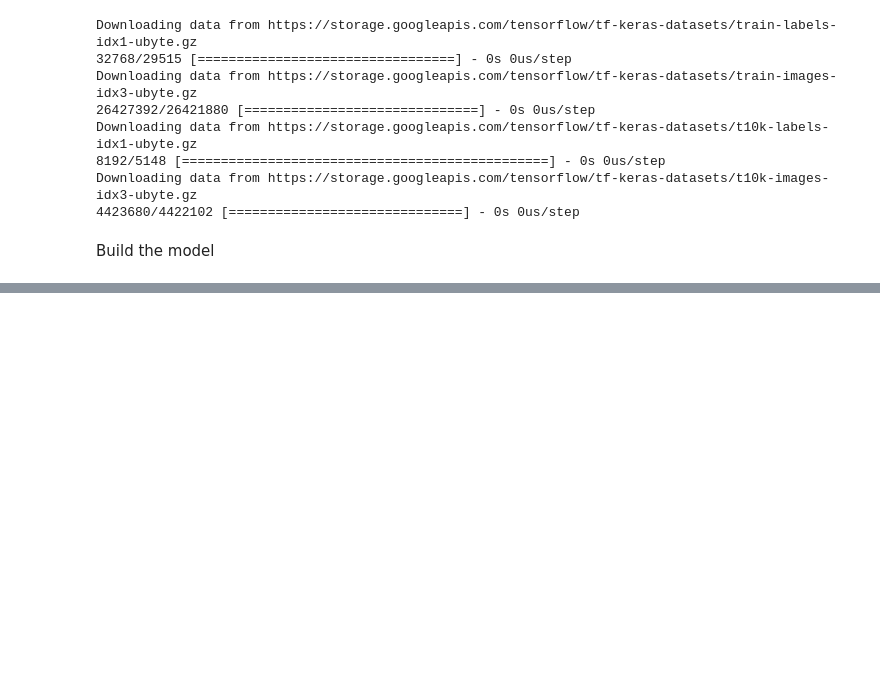
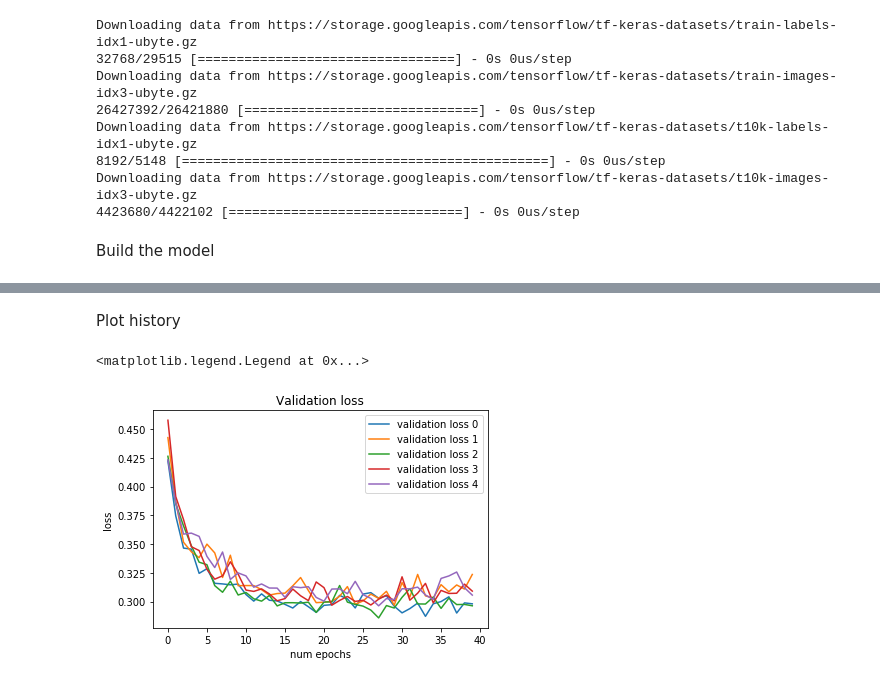
Before and after one commit to lucius-yu/colab-tutorial, a Jupyter notebook: kfold_average_dnn.ipynb, the cells around one changed output, grey strips where cells are left out. Saved outputs shown, nothing was run; the diff lists cells and outputs as text; code cells hidden in the pictures; blank space fills up the shorter version.

```diff
--- a/kfold_average_dnn.ipynb
+++ b/kfold_average_dnn.ipynb
@@ -50,10 +60,16 @@ Train KFold Model with early stopping
 skf = StratifiedKFold(n_splits=5)
 
 # variables
-num_epochs=20
+num_epochs=40
 
 # predictions
 test_preds = list()
+
+# history
+train_history = list()
+
+# early stopping
+callbacks = [tf.keras.callbacks.EarlyStopping(patience=10, monitor='val_loss', restore_best_weights=True),]
 
 for train_index, validation_index in skf.split(training_images, training_labels):
   print("TRAIN:", len(train_index), "Validation:", len(validation_index))
@@ -61,8 +77,9 @@ for train_index, validation_index in skf.split(training_images, training_labels)
   X_train, X_valid = training_images[train_index], training_images[validation_index]
   y_train, y_valid = training_labels[train_index], training_labels[validation_index]
 
-  dnn_model = get_model()
-  dnn_model.fit(X_train, y_train, validation_data=(X_valid, y_valid), epochs=num_epochs)
+  dnn_model = get_model(dropout=0.25)
+  history = dnn_model.fit(X_train, y_train, validation_data=(X_valid, y_valid), callbacks=callbacks, epochs=num_epochs)
+  train_history.append(history)
 
   # evaluate on test images
   dnn_model.evaluate(test_images, test_labels)
@@ -102,0 +120,14 @@ KFold Average Model: loss=0.2804664349198927 accuracy=0.9036
+# %% [markdown]
+Plot history
+# %%
+for i in range(len(train_history)):
+  history = train_history[i]
+  plt.plot(range(len(history.history['val_loss'])), history.history['val_loss'], label="validation loss {}".format(i))
+
+plt.xlabel("num epochs")
+plt.ylabel("loss")
+plt.title("Validation loss")
+plt.legend()
+# %% [output]
+<matplotlib.legend.Legend at 0x...>
+[figure, added]
```
Also changed, not shown: parts of 5 cells of this notebook.
